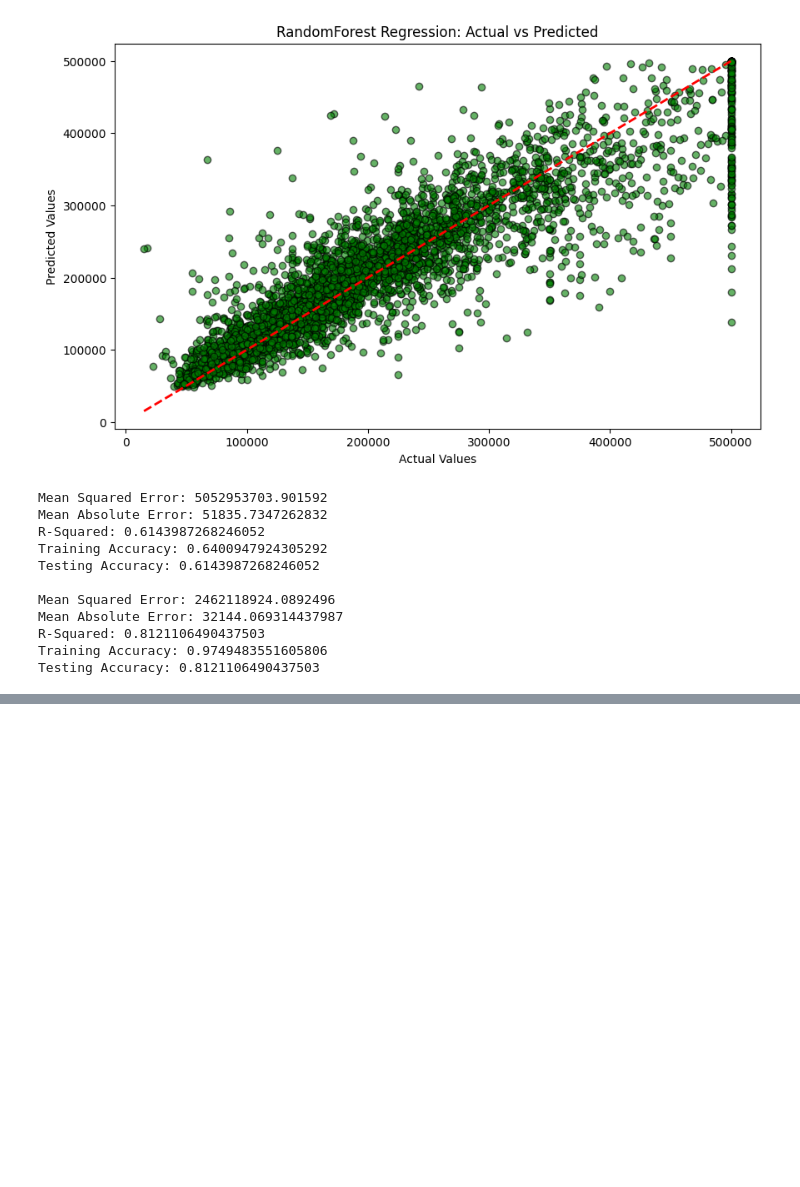
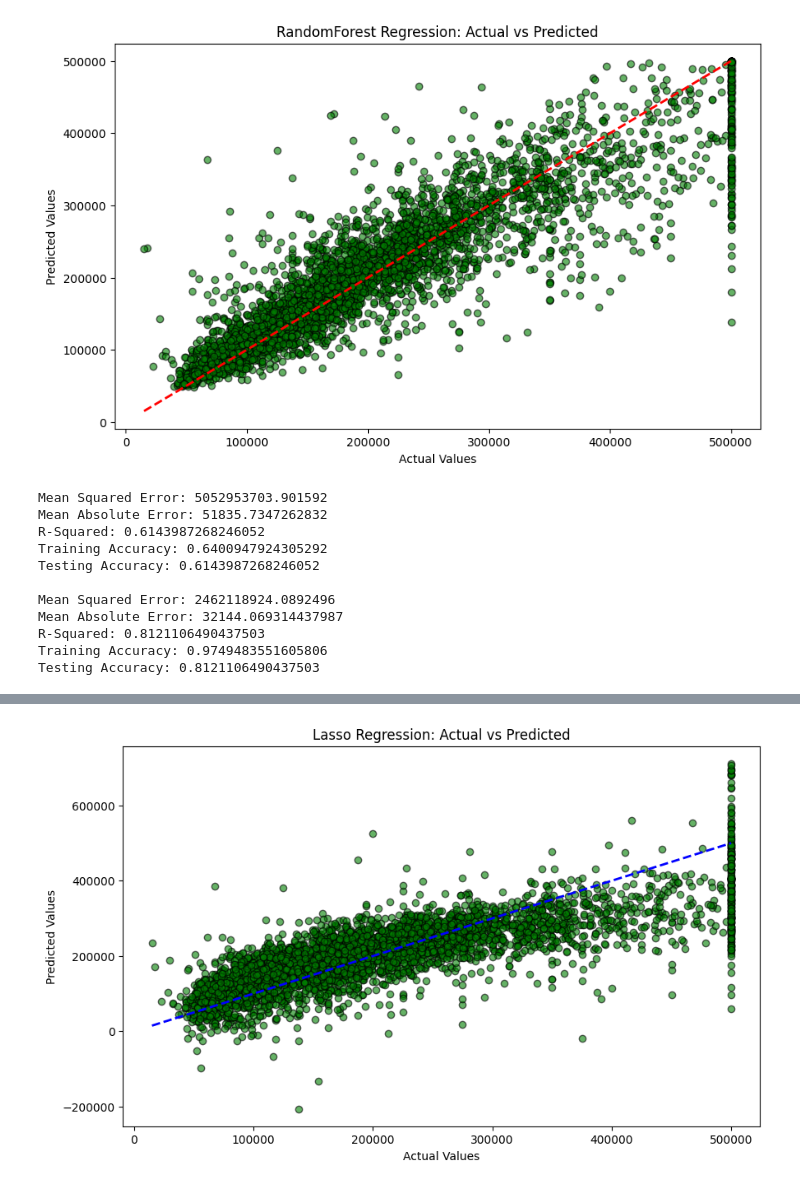
Before and after one commit to Saravanan-20G/Machine-Learning, a Jupyter notebook: Regression/housepriceprediction.ipynb, the cells around one changed output, grey strips where cells are left out. Cells and saved outputs as stored; diff of their text form; code cells hidden in the pictures; blank space fills up the shorter version.

```diff
--- a/Regression/housepriceprediction.ipynb
+++ b/Regression/housepriceprediction.ipynb
@@ -240,0 +277,10 @@ Testing Accuracy: 0.8121106490437503
+# %%
+plt.figure(figsize=(10,6))
+plt.scatter(y_test, y_pred_lasso, color='green', edgecolor='k', alpha=0.6)
+plt.plot([y_test.min(), y_test.max()], [y_test.min(), y_test.max()], 'b--', lw=2)
+plt.xlabel('Actual Values')
+plt.ylabel('Predicted Values')
+plt.title('Lasso Regression: Actual vs Predicted')
+plt.show()
+# %% [output]
+[figure, added]
```
Also changed, not shown: parts of 3 cells of this notebook.
